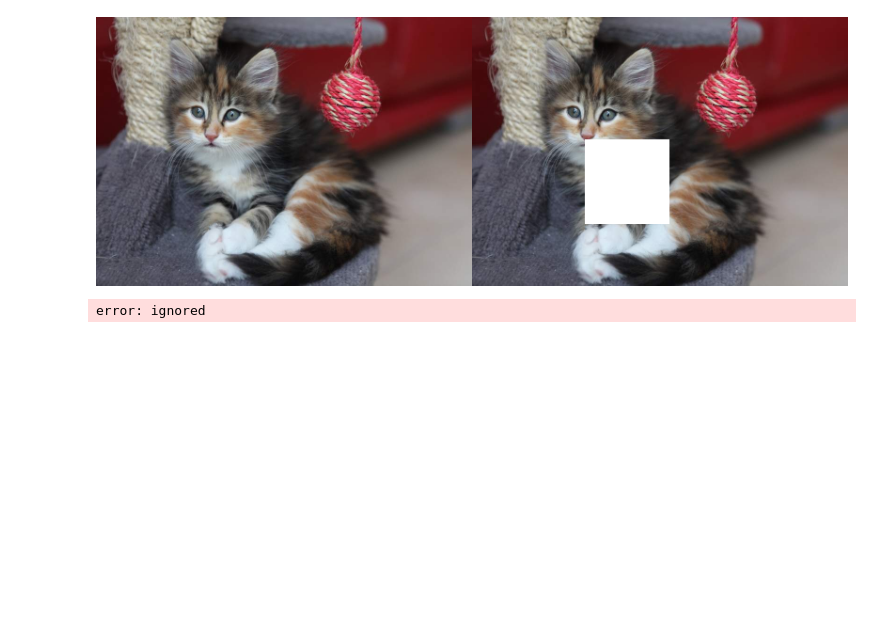
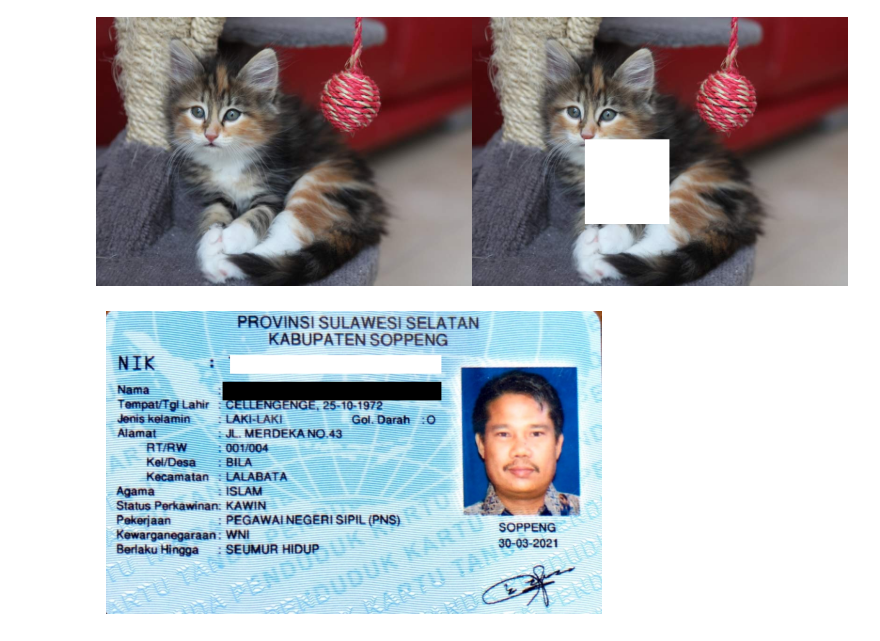
Before and after one commit to Varogell/PCVK_Ganjil_2023, a Jupyter notebook: Week1.ipynb, the cells around one changed output. Drawn from its saved outputs; the diff is of its cells as text; code cells hidden in the pictures; blank space fills up the shorter version.

```diff
--- a/Week1.ipynb
+++ b/Week1.ipynb
@@ -154,35 +154,35 @@ path_to_image = "KTP.jpeg"
 # Baca gambar menggunakan OpenCV
 image = cv.imread(path_to_image)
 # Warna kotak (putih)
-warna_kotak1 = (255, 255, 255)
+warna_kotak = (255, 255, 255)
 
 # Koordinat pojok kiri atas dan kanan bawah kotak
 x1 = int(lebar * 0.50)
 y1 = int(tinggi * 0.25)
 x2 = int(lebar * 1.35) #panjang
 y2 = int(tinggi * 0.35)
 
 # Gambar kotak putih pada gambar
 cv.rectangle(image, (x1, y1), (x2, y2), warna_kotak, -1)
 
 # Warna kotak (hitam)
 warna_kotak2 = (0, 0, 0)
 
 # Koordinat pojok kiri atas dan kanan bawah kotak
 x3 = int(lebar * 0.47)
 y3 = int(tinggi * 0.5)
 x4 = int(lebar * 1.35) #panjang
 y4 = int(tinggi * 0.4)
 
 # Gambar kotak putih pada gambar
 cv.rectangle(image, (x3, y3), (x4, y4), warna_kotak2, -1)
 
 # Ubah format warna gambar dari BGR menjadi RGB untuk digunakan oleh Matplotlib
 image_rgb = cv.cvtColor(image, cv.COLOR_BGR2RGB)
 
 # Tampilkan gambar menggunakan Matplotlib
 plt.imshow(image_rgb)
 plt.axis('off')  # Tidak menampilkan sumbu koordinat
 plt.show()
 # %% [output]
-error: ignored
+[figure, added]
```
